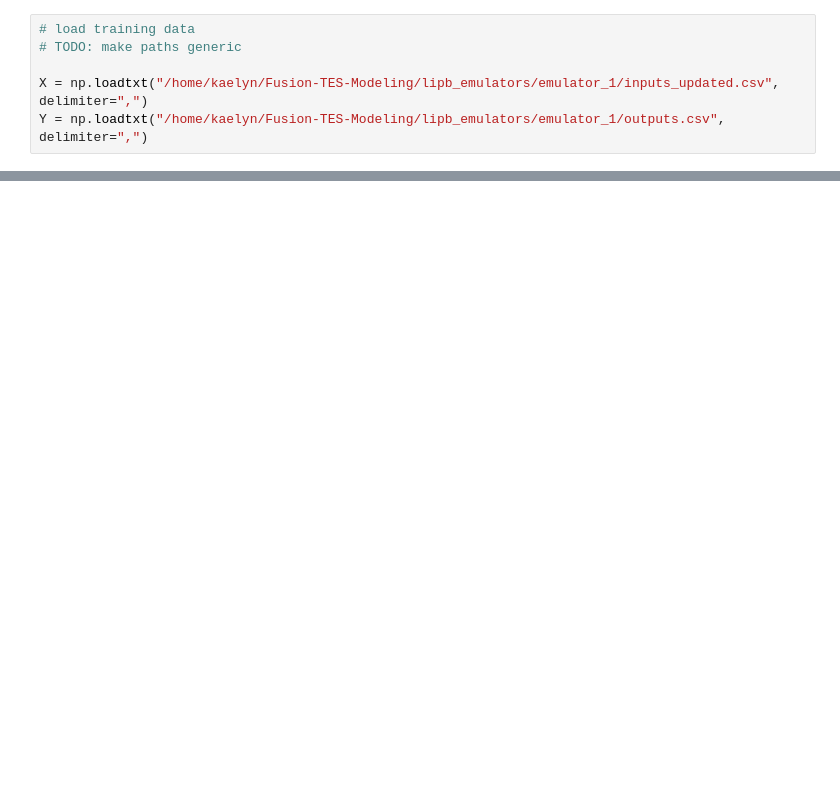
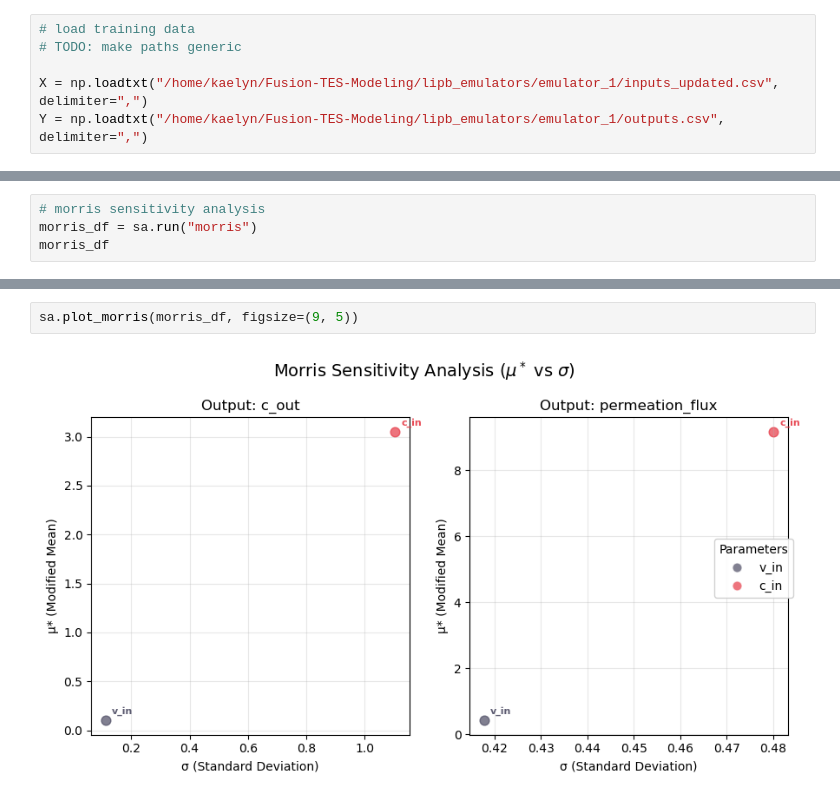
Before and after one commit to kaelyndunnell/Fusion-TES-Modeling, a Jupyter notebook: festim_scripts/run_and_analyze_emulator.ipynb, the cells around one changed output, grey strips where cells are left out. Drawn from its saved outputs; the diff is of its cells as text; blank space fills up the shorter version.

```diff
--- a/festim_scripts/run_and_analyze_emulator.ipynb
+++ b/festim_scripts/run_and_analyze_emulator.ipynb
@@ -85,0 +115,4 @@ for i in range(2):
+# %%
+# morris sensitivity analysis
+morris_df = sa.run("morris")
+morris_df
@@ -85,0 +125,4 @@ for i in range(2):
+# %%
+sa.plot_morris(morris_df, figsize=(9, 5))
+# %% [output]
+[figure, added]
```
Also changed, not shown: parts of 9 cells of this notebook.
